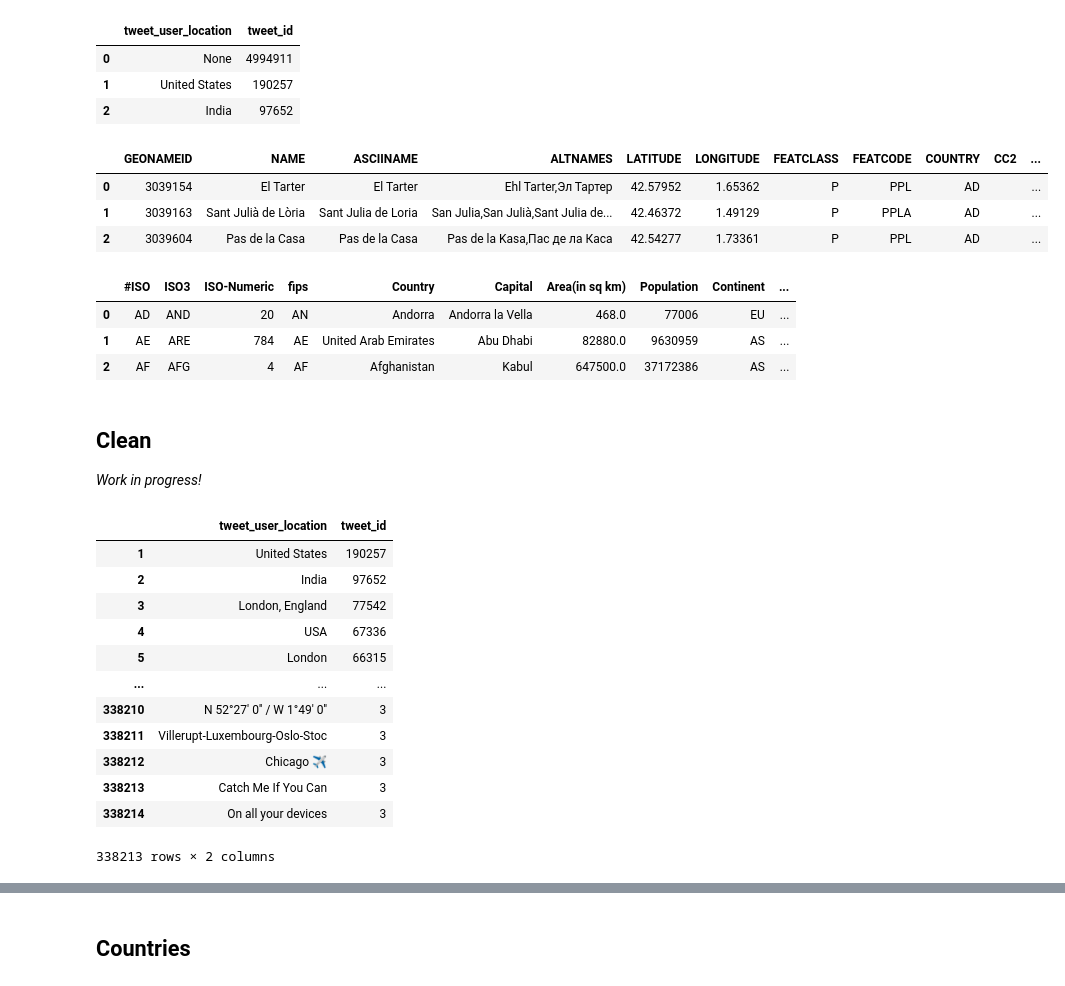
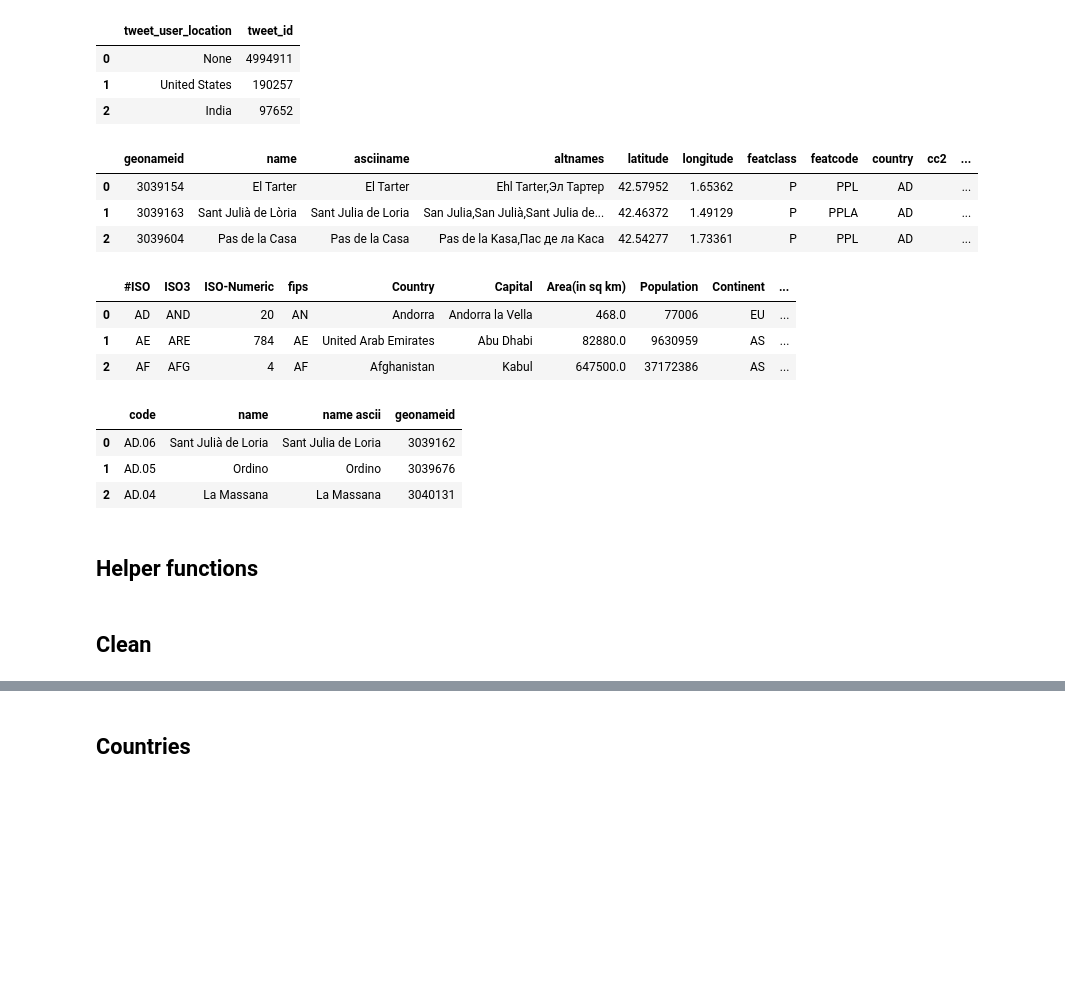
Before and after one commit to chumlab/covid19project, a Jupyter notebook: experimentation.ipynb, the cells around one changed output, grey strips where cells are left out. Drawn from its saved outputs; the diff is of its cells as text; code cells hidden in the pictures; blank space fills up the shorter version.

```diff
--- a/experimentation.ipynb
+++ b/experimentation.ipynb
@@ -34,13 +36,14 @@ df.head(3)
 # %%
 # GeoNames (Cities with > 1000 inabitants)
 # https://download.geonames.org/export/dump/cities1000.zip
 # Loading using geopandas for geometry (usefulness tbd)
 
 cities = os.path.join(current_dir, data_dir, "cities1000.tsv")
 cities_df = gpd.read_file(cities)
+cities_df.columns = cities_df.columns.str.lower() # lowercase headers
 cities_df.head(3)
 # %% [output]
-|  | GEONAMEID | NAME | ASCIINAME | ALTNAMES | LATITUDE | LONGITUDE | FEATCLASS | FEATCODE | COUNTRY | CC2 | ... |
+|  | geonameid | name | asciiname | altnames | latitude | longitude | featclass | featcode | country | cc2 | ... |
 | 0 | 3039154 | El Tarter | El Tarter | Ehl Tarter,Эл Тартер | 42.57952 | 1.65362 | P | PPL | AD |  | ... |
 | 1 | 3039163 | Sant Julià de Lòria | Sant Julia de Loria | San Julia,San Julià,Sant Julia de... | 42.46372 | 1.49129 | P | PPLA | AD |  | ... |
 | 2 | 3039604 | Pas de la Casa | Pas de la Casa | Pas de la Kasa,Пас де ла Каса | 42.54277 | 1.73361 | P | PPL | AD |  | ... |
@@ -57,3 +60,20 @@ countries_df.head(3)
 | 0 | AD | AND | 20 | AN | Andorra | Andorra la Vella | 468.0 | 77006 | EU | ... |
 | 1 | AE | ARE | 784 | AE | United Arab Emirates | Abu Dhabi | 82880.0 | 9630959 | AS | ... |
 | 2 | AF | AFG | 4 | AF | Afghanistan | Kabul | 647500.0 | 37172386 | AS | ... |
+# %%
+# GeoNames (states and provinces, admin1)
+# https://download.geonames.org/export/dump/admin1CodesASCII.txt
+# Loading using pandas' read_csv (tab-deleted),
+# Column names from https://download.geonames.org/export/dump/readme.txt
+# 'code' is '<country>.<admin1 for country>'
+
+admin1 = os.path.join(current_dir, data_dir, "admin1CodesASCII.txt")
+admin1_df = pd.read_csv(admin1, sep='\t', names=['code', 'name', 'name ascii', 'geonameid'])
+admin1_df.head(3)
+# %% [output]
+|  | code | name | name ascii | geonameid |
+| 0 | AD.06 | Sant Julià de Loria | Sant Julia de Loria | 3039162 |
+| 1 | AD.05 | Ordino | Ordino | 3039676 |
+| 2 | AD.04 | La Massana | La Massana | 3040131 |
+# %% [markdown]
+## Helper functions
@@ -60,26 +86,2 @@ countries_df.head(3)
 # %% [markdown]
  ## Clean
-_Work in progress!_
-# %%
-# Discard specific 'tweet_user_location' strings
-tweet_user_location_discard = ['None', '\\N']
-df = df[~df['tweet_user_location'].isin(tweet_user_location_discard)]
-
-# Discard locations that don't exist more than 2 times
-df = df[df['tweet_id'] > 2]
-
-df
-# %% [output]
-|  | tweet_user_location | tweet_id |
-| 1 | United States | 190257 |
-| 2 | India | 97652 |
-| 3 | London, England | 77542 |
-| 4 | USA | 67336 |
-| 5 | London | 66315 |
-| ... | ... | ... |
-| 338210 | N 52°27' 0'' / W 1°49' 0'' | 3 |
-| 338211 | Villerupt-Luxembourg-Oslo-Stoc | 3 |
-| 338212 | Chicago ✈ | 3 |
-| 338213 | Catch Me If You Can | 3 |
-| 338214 | On all your devices | 3 |
-338213 rows × 2 columns
```
Also changed, not shown: parts of 15 cells of this notebook, 1 other file.
